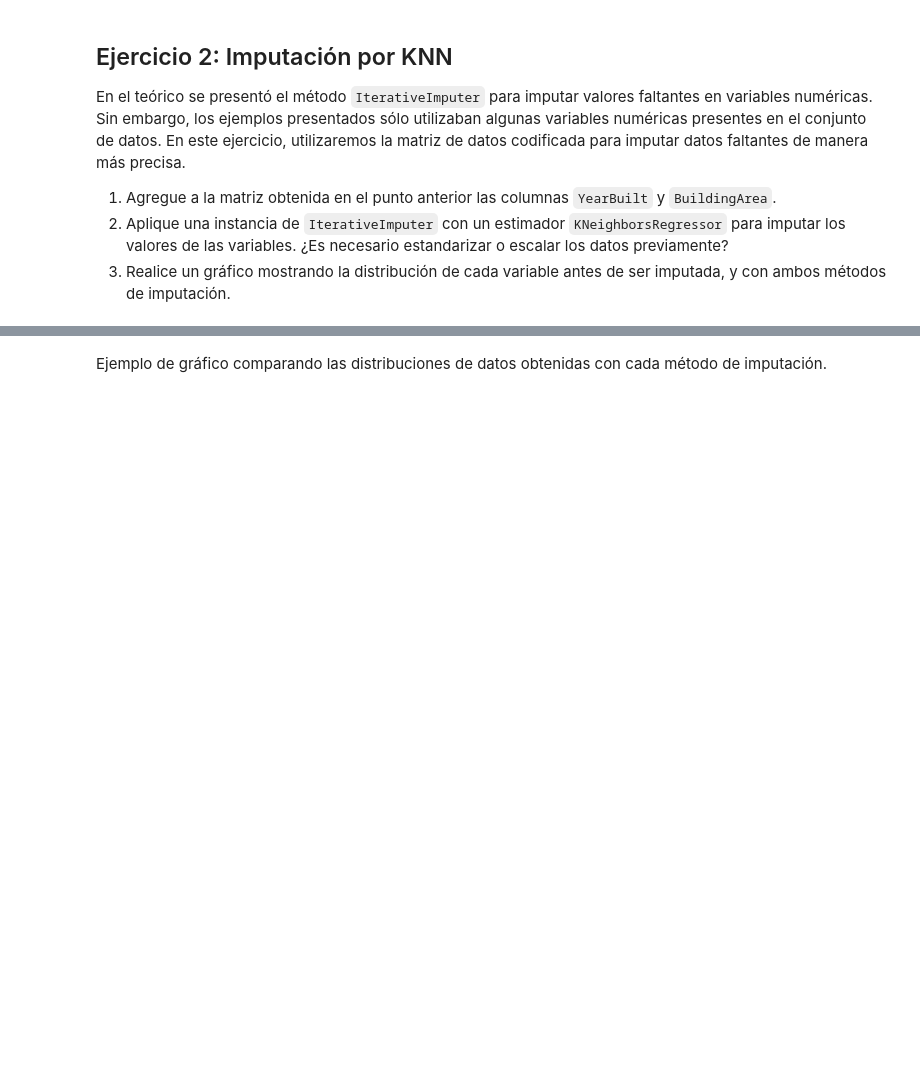
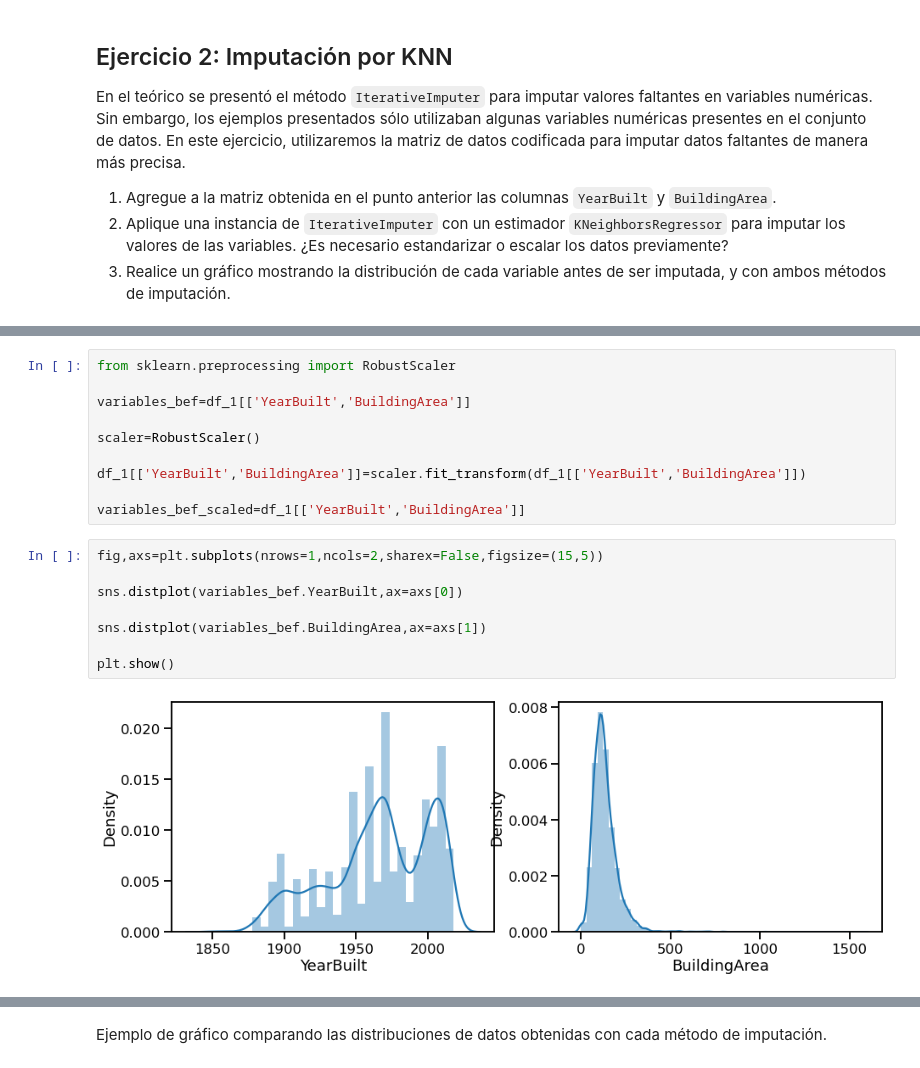
Before and after one commit to estebanarr/TP2_exploracion_curacion_datos, a Jupyter notebook: Entregable_Parte_2 .ipynb, the cells around one changed output, grey strips where cells are left out. Drawn from its saved outputs; the diff is of its cells as text; blank space fills up the shorter version.

```diff
--- a/Entregable_Parte_2 .ipynb
+++ b/Entregable_Parte_2 .ipynb
@@ -280,0 +322,20 @@ En el teórico se presentó el método `IterativeImputer` para imputar valores f
+# %%
+from sklearn.preprocessing import RobustScaler
+
+variables_bef=df_1[['YearBuilt','BuildingArea']]
+
+scaler=RobustScaler()
+
+df_1[['YearBuilt','BuildingArea']]=scaler.fit_transform(df_1[['YearBuilt','BuildingArea']])
+
+variables_bef_scaled=df_1[['YearBuilt','BuildingArea']]
+# %%
+fig,axs=plt.subplots(nrows=1,ncols=2,sharex=False,figsize=(15,5))
+
+sns.distplot(variables_bef.YearBuilt,ax=axs[0])
+
+sns.distplot(variables_bef.BuildingArea,ax=axs[1])
+
+plt.show()
+# %% [output]
+[figure, added]
```
Also changed, not shown: parts of 13 cells of this notebook.
